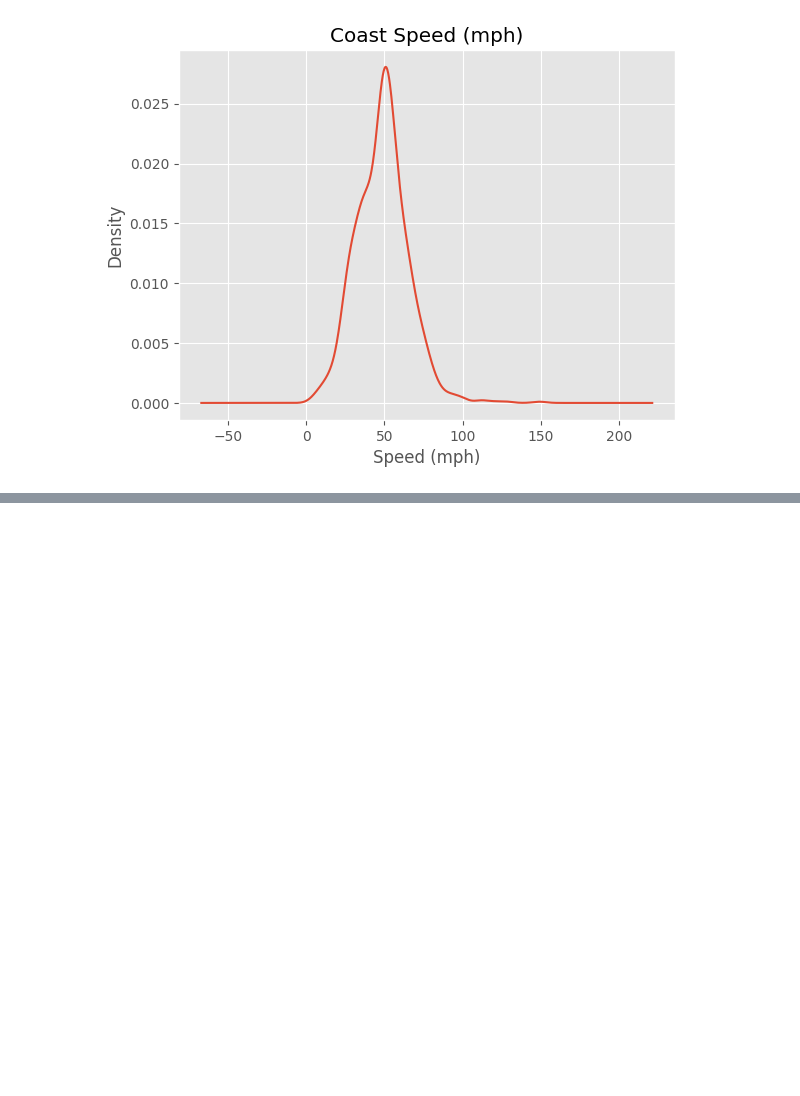
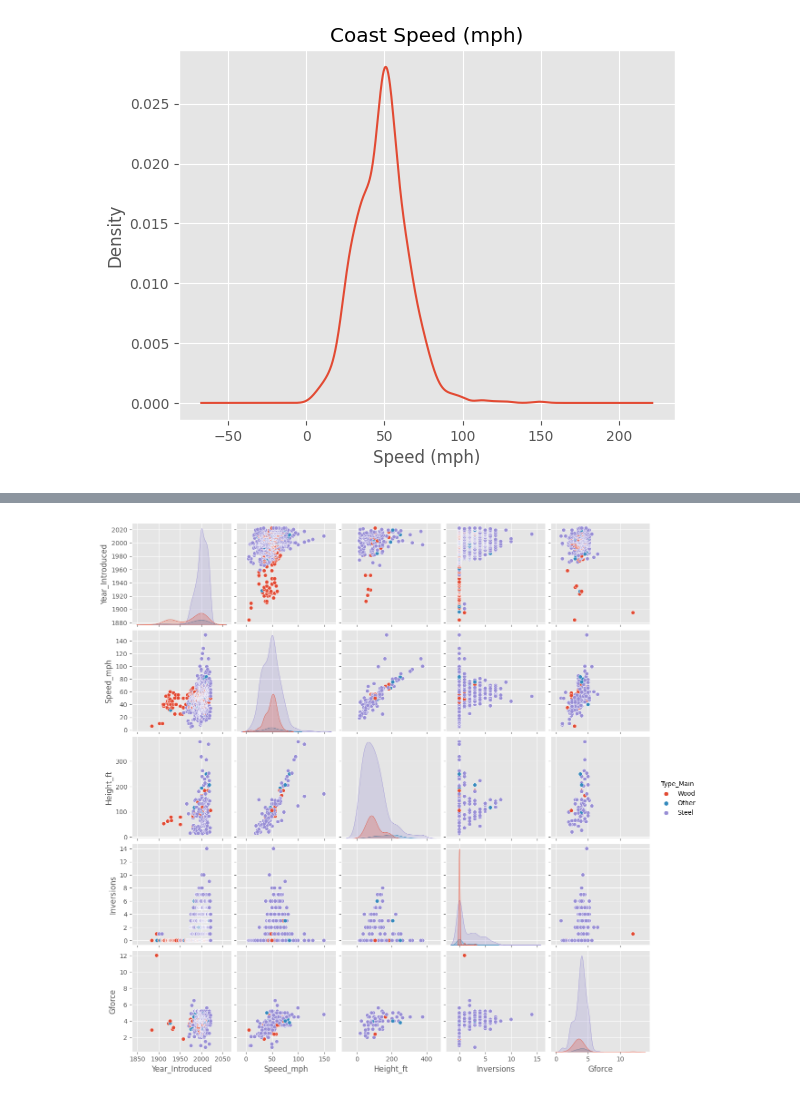
Before and after one commit to leszniewskamonika/Exploratory_Data_Analysis, a Jupyter notebook: Eksploracja_danych.ipynb, the cells around one changed output, grey strips where cells are left out. Saved outputs shown, nothing was run; the diff lists cells and outputs as text; code cells hidden in the pictures; blank space fills up the shorter version.

```diff
--- a/Eksploracja_danych.ipynb
+++ b/Eksploracja_danych.ipynb
@@ -308,0 +333,7 @@ Text(0.5, 0, 'Speed (mph)')
+# %%
+sns.pairplot(df, vars=['Year_Introduced', 'Speed_mph',
+                       'Height_ft', 'Inversions', 'Gforce'],
+             hue = 'Type_Main')
+plt.show()
+# %% [output]
+[figure, added]
```
Also changed, not shown: parts of 5 cells of this notebook.
